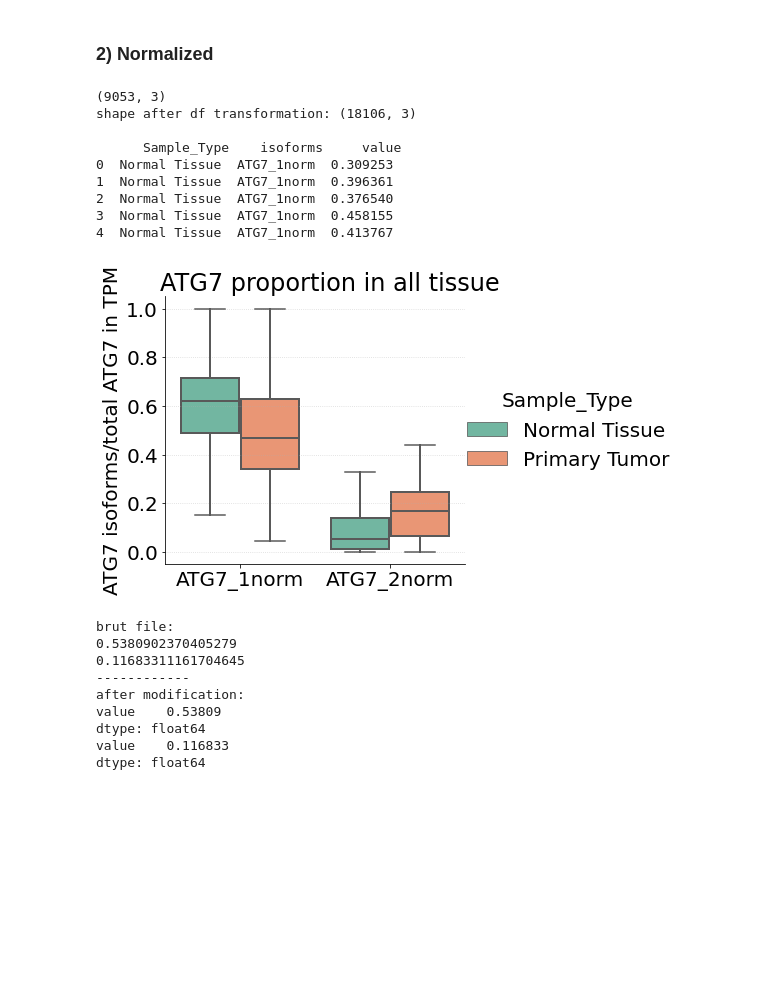
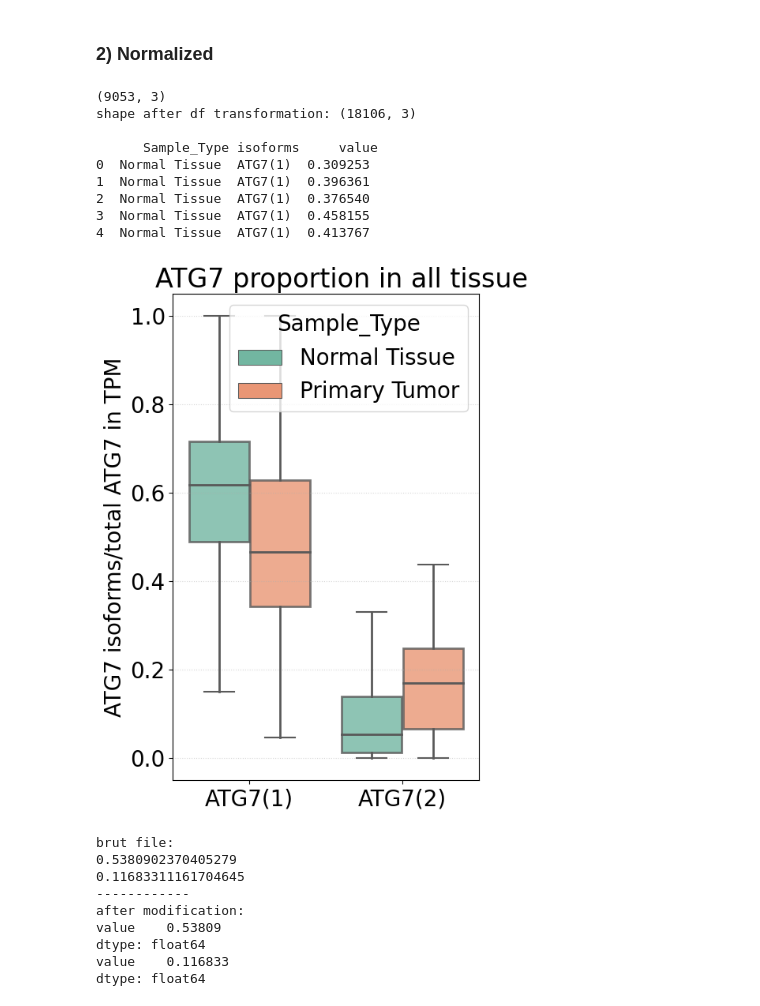
Before and after one commit to Keviosta/PhD_ATG7, a Jupyter notebook: ATG7/TCGA_GTEx/All tissues/ATG7_characterisation/Communal_tissues_bothGroup_Global_ATG7_isoform_characterisation.ipynb, the cells around one changed output. Saved outputs shown, nothing was run; the diff lists cells and outputs as text; code cells hidden in the pictures; blank space fills up the shorter version.

```diff
--- a/ATG7/TCGA_GTEx/All tissues/ATG7_characterisation/Communal_tissues_bothGroup_Global_ATG7_isoform_characterisation.ipynb
+++ b/ATG7/TCGA_GTEx/All tissues/ATG7_characterisation/Communal_tissues_bothGroup_Global_ATG7_isoform_characterisation.ipynb
@@ -299,35 +275,38 @@ pvalue between normal tissue (0.610) and primary tumor (2.330) for ATG7(2) is 7.
 # %%
 # Distribution: Data preparation + graph
 data = df_ATG7_NormPrim[['Sample_Type','ATG7_1norm', 'ATG7_2norm']]
+data = data.rename(columns={data.columns[1]: 'ATG7(1)', data.columns[2]: 'ATG7(2)'})
 info = 'all tissue'
 
 print(data.shape)
 
 #transform the DF to only have values in an unique column
 data = data.melt(id_vars=["Sample_Type"], var_name="isoforms")
 print(f'shape after df transformation: {data.shape}')
 print('\n', data.head())
 
-seaborn.catplot(data = data, x="isoforms", y="value", hue="Sample_Type", aspect= 1.2, kind="box", palette = 'Set2',
-              boxprops={'lw':2}, medianprops={'lw':2}, whiskerprops={'lw':2}, showcaps=True, showfliers=False)
+plt.figure(figsize=(5, 8))
+seaborn.boxplot(data = data, x="isoforms", y="value", hue="Sample_Type", palette = 'Set2',
+                boxprops={'lw':2, 'alpha' : 0.8}, medianprops={'lw':2}, whiskerprops={'lw':2},
+                showcaps=True, showfliers=False)
 
 plt.ylabel('ATG7 isoforms/total ATG7 in TPM')
 plt.xlabel('')
 plt.title('ATG7 proportion in '+ info, x=0.55)
 
 #save graph
 plt.savefig(path+path2+'prop_alltissue.svg')
 # %% [output]
 (9053, 3)
 shape after df transformation: (18106, 3)
 
-      Sample_Type    isoforms     value
-0  Normal Tissue  ATG7_1norm  0.309253
-1  Normal Tissue  ATG7_1norm  0.396361
-2  Normal Tissue  ATG7_1norm  0.376540
-3  Normal Tissue  ATG7_1norm  0.458155
-4  Normal Tissue  ATG7_1norm  0.413767
+      Sample_Type isoforms     value
+0  Normal Tissue  ATG7(1)  0.309253
+1  Normal Tissue  ATG7(1)  0.396361
+2  Normal Tissue  ATG7(1)  0.376540
+3  Normal Tissue  ATG7(1)  0.458155
+4  Normal Tissue  ATG7(1)  0.413767
-[figure, old version]
+[figure, new version]
 # %%
 #Verification everything is correct
 #median from brut file:
```
Also changed, not shown: parts of 9 cells of this notebook, 1 other file.
